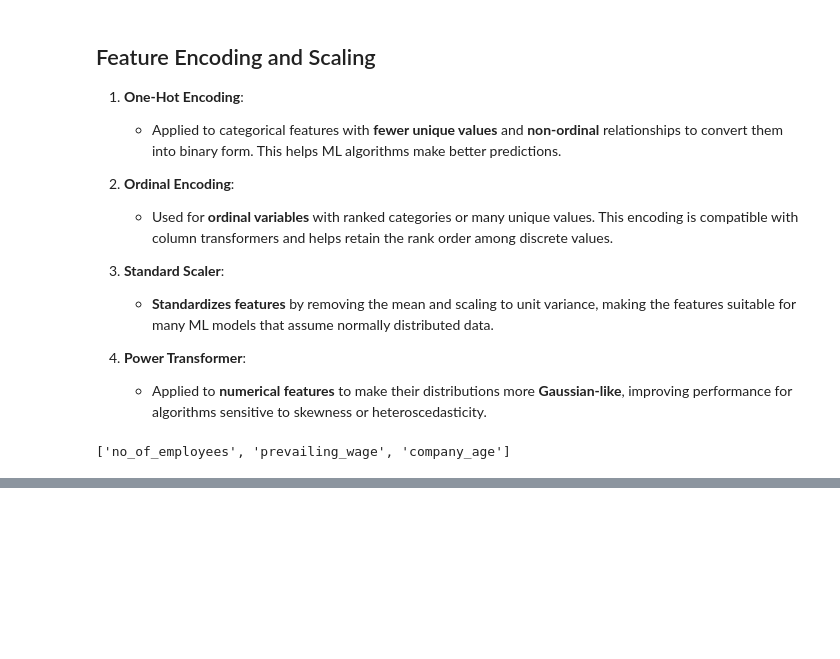
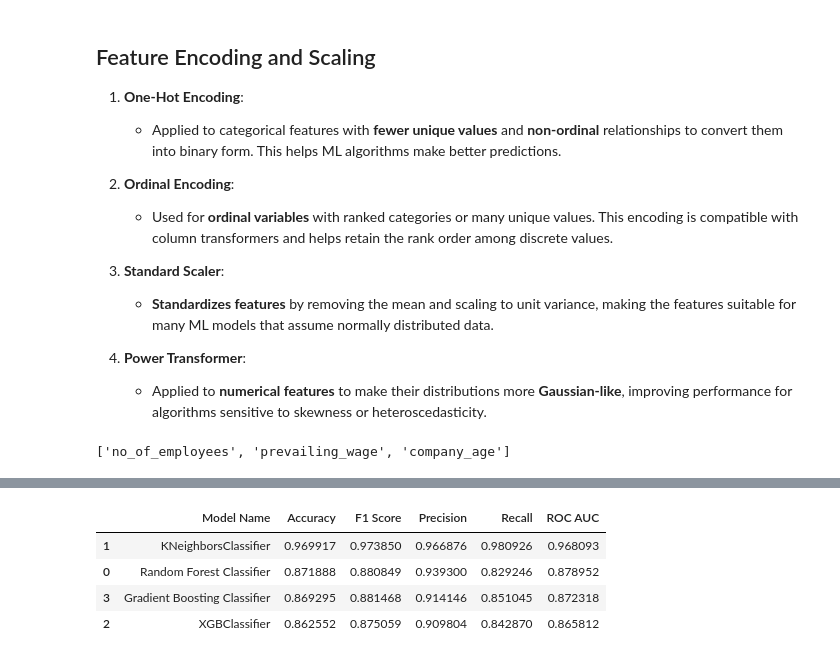
Before and after one commit to abdulghaffaransari/US-Visa-Prediction-System, a Jupyter notebook: notebook/Feature_Engineering_and_model_training.ipynb, the cells around one changed output, grey strips where cells are left out. Cells and saved outputs as stored; diff of their text form; code cells hidden in the pictures; blank space fills up the shorter version.

```diff
--- a/notebook/Feature_Engineering_and_model_training.ipynb
+++ b/notebook/Feature_Engineering_and_model_training.ipynb
@@ -307,0 +496,22 @@ preprocessor = ColumnTransformer(
+# %%
+from sklearn.metrics import roc_auc_score, roc_curve
+
+# Retrain models with the best parameters, now including Gradient Boosting
+best_models = {
+    "Random Forest Classifier": RandomForestClassifier(**best_model_params['Random Forest']),
+    "KNeighborsClassifier": KNeighborsClassifier(**best_model_params['K-Neighbors Classifier']),
+    "XGBClassifier": XGBClassifier(**best_model_params['XGBoost'], n_jobs=-1),
+    "Gradient Boosting Classifier": GradientBoostingClassifier(**best_model_params['Gradient Boosting'])
+}
+
+# Evaluate the tuned models and get the report
+tuned_report = evaluate_models(X=X_res, y=y_res, models=best_models)
+
+# Display the report
+tuned_report
+# %% [output]
+|  | Model Name | Accuracy | F1 Score | Precision | Recall | ROC AUC |
+| 1 | KNeighborsClassifier | 0.969917 | 0.973850 | 0.966876 | 0.980926 | 0.968093 |
+| 0 | Random Forest Classifier | 0.871888 | 0.880849 | 0.939300 | 0.829246 | 0.878952 |
+| 3 | Gradient Boosting Classifier | 0.869295 | 0.881468 | 0.914146 | 0.851045 | 0.872318 |
+| 2 | XGBClassifier | 0.862552 | 0.875059 | 0.909804 | 0.842870 | 0.865812 |
```
Also changed, not shown: parts of 24 cells of this notebook, 4 other files.
